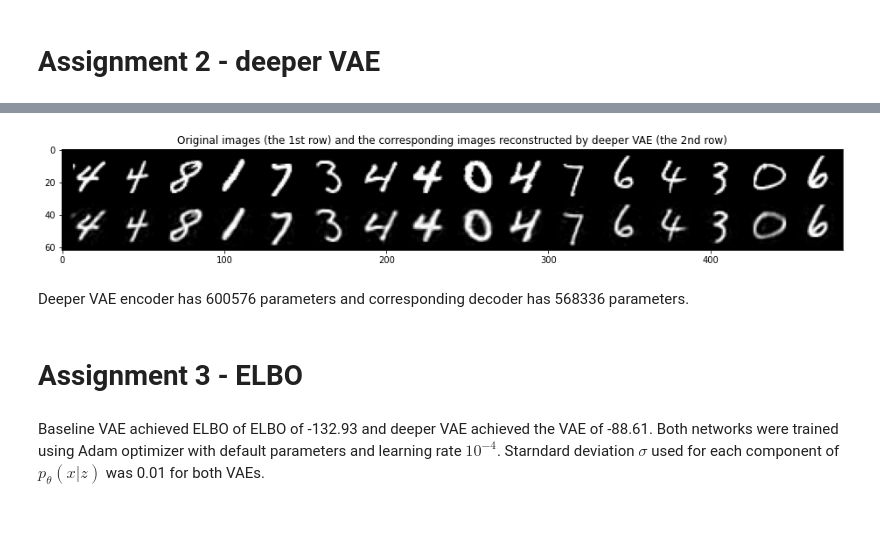
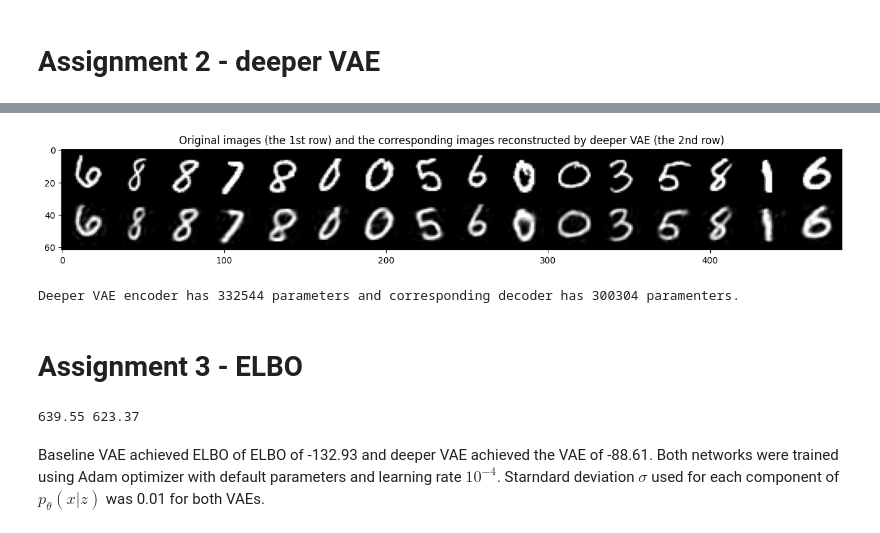
Before and after one commit to rektomar/gaussian-vae, a Jupyter notebook: view.ipynb, the cells around one changed output, grey strips where cells are left out. Saved outputs shown, nothing was run; the diff lists cells and outputs as text; code cells hidden in the pictures.

```diff
--- a/view.ipynb
+++ b/view.ipynb
@@ -96,0 +16,11 @@ class DeeperDecoder(nn.Module):
+# %%
+def mlp_builder(input_dim, output_dim, num_hidden_units):
+    prev_dim = input_dim
+    modules = []
+    for h_dim in num_hidden_units :
+        modules.extend([nn.Linear(prev_dim, h_dim), nn.ReLU()])
+        prev_dim = h_dim
+    modules.append(nn.Linear(prev_dim, output_dim))
+    return nn.Sequential(*modules)
+
+mlp_builder(28*28, 64, [256, 256])
@@ -97,6 +76,6 @@ class DeeperDecoder(nn.Module):
 # %%
 class Data():
-    def __init__(self, batch_size=32):
+    def __init__(self, batch_size=64):
         # transforms
         transform = transforms.Compose([transforms.ToTensor()])
         self.train_set = torchvision.datasets.MNIST('data', download=True, train=True, transform=transform)
@@ -173,22 +143,17 @@ def ewa(array, q=0.99):
 # Assignment 2 - baseline VAE
 # %%
 from torchvision.utils import make_grid
-def visualize_reconstruction(encoder, decoder, batch_size=16, title='Reconstruction'):
-    encoder.eval()
-    decoder.eval()
+def visualize_reconstruction(vae, batch_size=16, title='Reconstruction'):
+    vae.eval()
 
     torch.manual_seed(0)
     data = Data(batch_size=batch_size)
     small_batch = next(iter(data.data_loader))[0]
 
-    qz_mu, qz_sigma = encoder.forward(small_batch.flatten(-2, -1).squeeze(1))
-
-    qz = Normal(qz_mu, qz_sigma)
-
-    zs = qz.sample()
-
-    mu = decoder.forward(zs)
-    reconstr_images = mu.reshape(batch_size, 1, 28, 28)
+    with torch.no_grad():
+        x = small_batch.flatten(-2, -1).squeeze(1)
+        x_hat = vae(x)
+    reconstr_images = x_hat.reshape(batch_size, 1, 28, 28)
 
     img = make_grid(torch.cat([small_batch, reconstr_images], dim=0), nrow=batch_size, padding=2, normalize=False)
     plt.figure(figsize=(16,9))
@@ -241,10 +216,9 @@ Baseline VAE encoder has 200960 parameters and corresponding decoder has 101136
 # Assignment 2 - deeper VAE
 # %%
 data = Data(batch_size=64)
-epochs = 15
+epochs = 10
 z_dim = 128
-deeper_encoder = DeeperEncoder(z_dim)
-deeper_decoder = DeeperDecoder(z_dim)
-elbos_deeper = train_vae(deeper_encoder, deeper_decoder, data, lr=5*10e-3, epochs=epochs)
+vae_deeper = VAE(28*28, z_dim, [256, 256])
+elbos_deeper = train_vae(vae_deeper, data, lr=1e-3, epochs=epochs)
 # %% [output]
 Number of training datapoints: 60000
@@ -266,18 +249,21 @@ plt.show()
 # %%
-visualize_reconstruction(deeper_encoder, deeper_decoder, title='Original images (the 1st row) and the corresponding images reconstructed by deeper VAE (the 2nd row)')
+visualize_reconstruction(vae_deeper, title='Original images (the 1st row) and the corresponding images reconstructed by deeper VAE (the 2nd row)')
 # %% [output]
-[figure, old version]
+[figure, new version]
 # %%
-deeper_encoder_params = sum(p.numel() for p in deeper_encoder.parameters() if p.requires_grad)
-deeper_decoder_params = sum(p.numel() for p in deeper_decoder.parameters() if p.requires_grad)
+deeper_encoder_params = sum(p.numel() for p in vae_deeper.encoder.parameters() if p.requires_grad)
+deeper_decoder_params = sum(p.numel() for p in vae_deeper.decoder.parameters() if p.requires_grad)
+print(f"Deeper VAE encoder has {deeper_encoder_params} parameters and corresponding decoder has {deeper_decoder_params} paramenters.")
+# %% [output]
+Deeper VAE encoder has 332544 parameters and corresponding decoder has 300304 paramenters.
-# %% [markdown]
-Deeper VAE encoder has 600576 parameters and corresponding decoder has 568336 parameters.
 # %% [markdown]
 # Assignment 3 - ELBO
 # %%
-final_elbo = round(evaluate_elbo(encoder, decoder, data), 2)
-final_elbo_deeper = round(evaluate_elbo(deeper_encoder, deeper_decoder, data), 2)
+final_elbo = round(evaluate_elbo(vae, data), 2)
+final_elbo_deeper = round(evaluate_elbo(vae_deeper, data), 2)
 print(final_elbo, final_elbo_deeper)
+# %% [output]
+639.55 623.37
 # %% [markdown]
 Baseline VAE achieved ELBO of ELBO of -132.93 and deeper VAE achieved the VAE of -88.61. Both networks were trained using Adam optimizer with default parameters and learning rate $10^{-4}$. Starndard deviation $\sigma$ used for each component of $p_{\theta}(x|z)$ was 0.01 for both VAEs.
 # %% [markdown]
```
Also changed, not shown: parts of 21 cells of this notebook.
